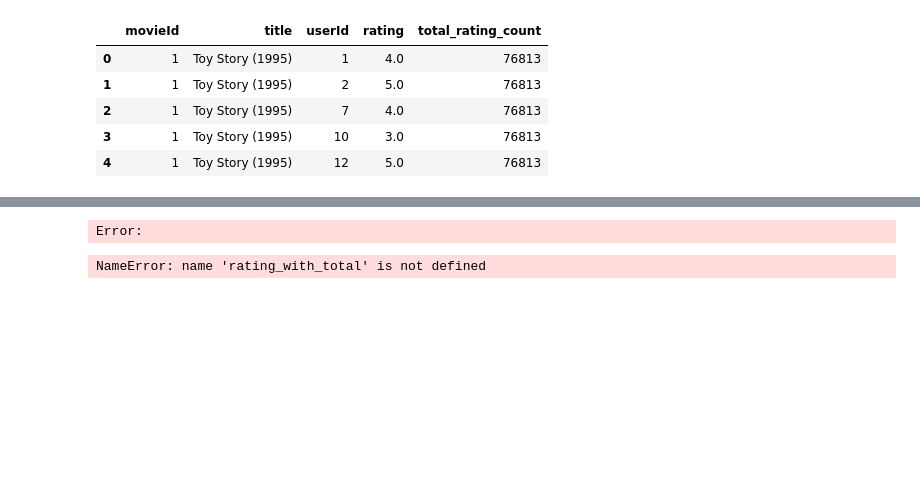
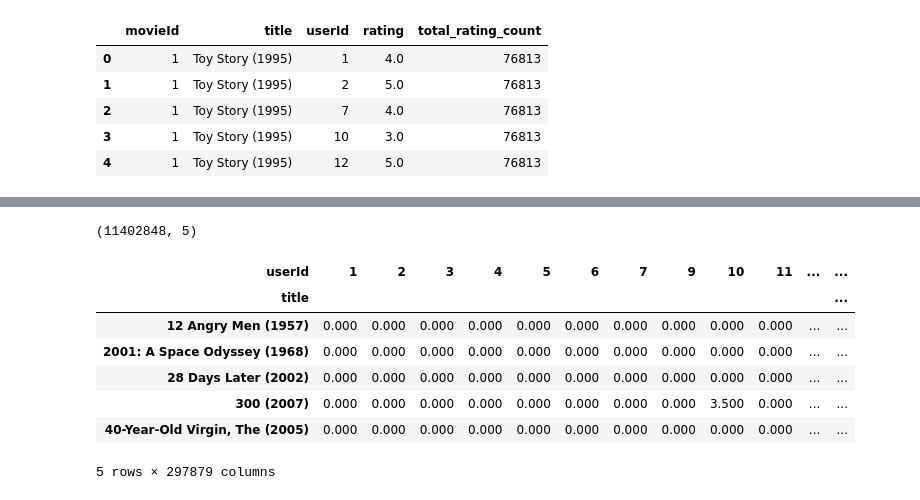
Before and after one commit to mosendamnit/AI-muhsin-OPA23, a Jupyter notebook: labs/lab_01.ipynb, the cells around one changed output, grey strips where cells are left out. Saved outputs shown, nothing was run; the diff lists cells and outputs as text; code cells hidden in the pictures; blank space fills up the shorter version.

Commit message:
Pivottable works now , after cleaning the data.

```diff
--- a/labs/lab_01.ipynb
+++ b/labs/lab_01.ipynb
@@ -353,17 +421,3 @@ rating_with_total.head()
 | 2 | 1 | Toy Story (1995) | 7 | 4.0 | 76813 |
 | 3 | 1 | Toy Story (1995) | 10 | 3.0 | 76813 |
 | 4 | 1 | Toy Story (1995) | 12 | 5.0 | 76813 |
-# %%
-import pandas as pd
-import scipy.sparse as sp
-
-# Assuming rating_with_total is your DataFrame
-# Convert string indices to integers
-rating_with_total['title'] = pd.factorize(rating_with_total['title'])[0]
-rating_with_total['userId'] = pd.factorize(rating_with_total['userId'])[0]
-
-# Create a COO matrix from the DataFrame
-sparse_matrix = sp.coo_matrix((rating_with_total['rating'], (rating_with_total['title'], rating_with_total['userId'])))
-
-# Display the sparse matrix
-sparse_matrix
@@ -383,0 +424,4 @@ TypeError: 'str' object cannot be interpreted as an integer
+# %%
+popularity_threshold = 20000
+rating_popular_movie = rating_with_total.query('total_rating_count >= @popularity_threshold')
+rating_popular_movie.head()
@@ -384,17 +435,17 @@ TypeError: 'str' object cannot be interpreted as an integer
+# %%
+rating_popular_movie.shape
+# %% [output]
+(11402848, 5)
 # %%
-import scipy.sparse as sp
+pivottabe = rating_popular_movie.pivot_table(index="title" , columns="userId" , values="rating").fillna(0)
 
-
-# Pivot the DataFrame using pivot_table
-pivot_table = sp.coo_matrix(rating_with_total.pivot_table(index="title", columns="userId", values="rating", aggfunc="mean").fillna(0))
-
-# Display the result
-pivot_table.head()
+pivottabe.head()
 # %% [output]
+| userId | 1 | 2 | 3 | 4 | 5 | 6 | 7 | 9 | 10 | 11 | ... | ... |
+| title |  |  |  |  |  |  |  |  |  |  |  | ... |
+| 12 Angry Men (1957) | 0.000 | 0.000 | 0.000 | 0.000 | 0.000 | 0.000 | 0.000 | 0.000 | 0.000 | 0.000 | ... | ... |
+| 2001: A Space Odyssey (1968) | 0.000 | 0.000 | 0.000 | 0.000 | 0.000 | 0.000 | 0.000 | 0.000 | 0.000 | 0.000 | ... | ... |
+| 28 Days Later (2002) | 0.000 | 0.000 | 0.000 | 0.000 | 0.000 | 0.000 | 0.000 | 0.000 | 0.000 | 0.000 | ... | ... |
+| 300 (2007) | 0.000 | 0.000 | 0.000 | 0.000 | 0.000 | 0.000 | 0.000 | 0.000 | 3.500 | 0.000 | ... | ... |
+| 40-Year-Old Virgin, The (2005) | 0.000 | 0.000 | 0.000 | 0.000 | 0.000 | 0.000 | 0.000 | 0.000 | 0.000 | 0.000 | ... | ... |
-Error:
+5 rows × 297879 columns
-# %%
-pivottabe = rating_with_total.pivot_table(index="title" , columns="userId" , values="rating").fillna(0)
-
-pivottabe.head()
-# %% [output]
-NameError: name 'rating_with_total' is not defined
```
Also changed, not shown: parts of 19 cells of this notebook.
